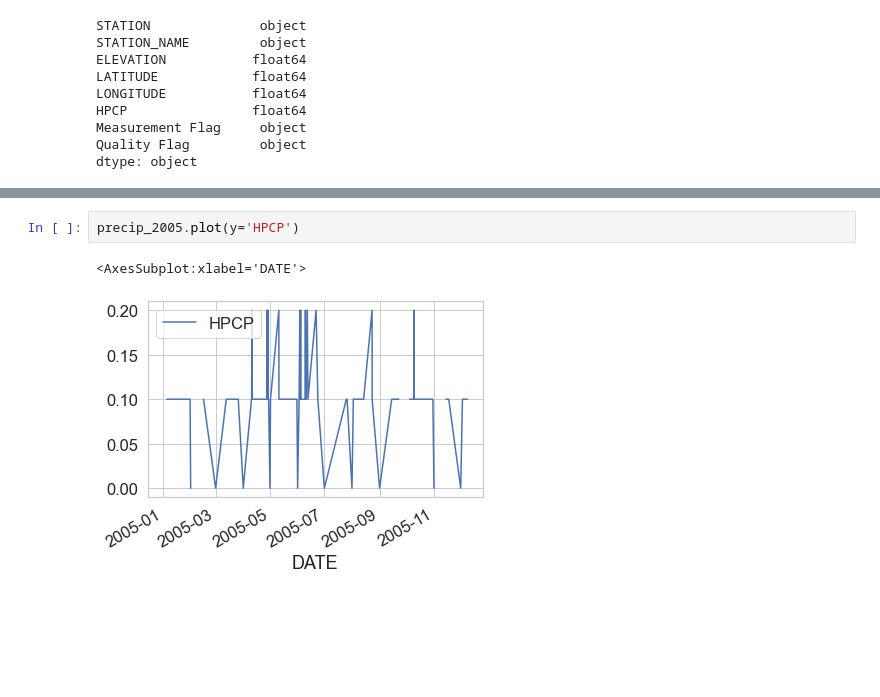
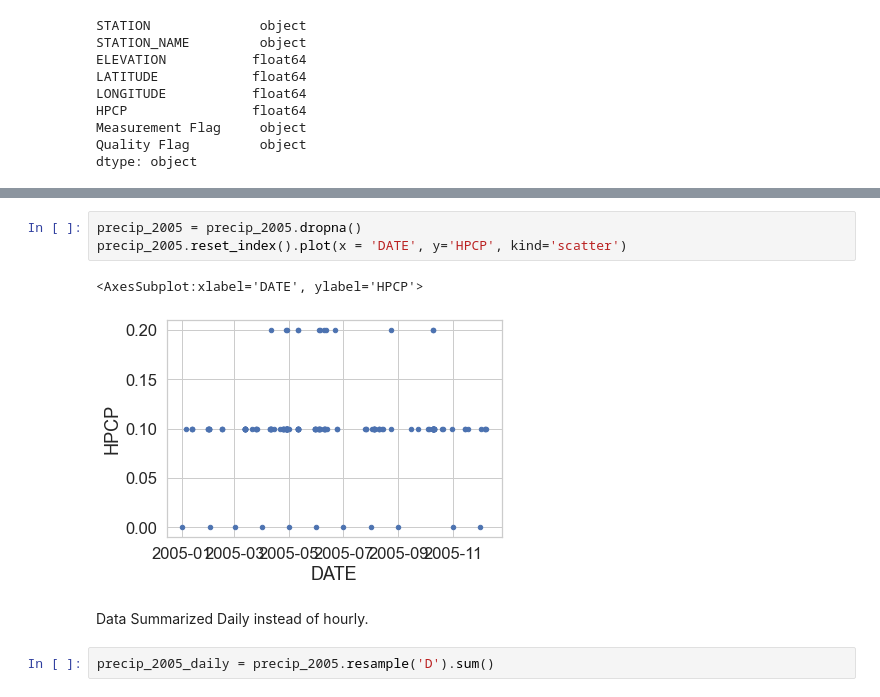
Before and after one commit to WeaselE/DataScience, a Jupyter notebook: Earth Data Science Course/TimeSeriesData.ipynb, the cells around one changed output, grey strips where cells are left out. Cells and saved outputs as stored; diff of their text form; blank space fills up the shorter version.

```diff
--- a/Earth Data Science Course/TimeSeriesData.ipynb
+++ b/Earth Data Science Course/TimeSeriesData.ipynb
@@ -68,7 +68,12 @@ precip_2005.head()
 | 2005-01-05 08:00:00 | COOP:050843 | BOULDER 2 CO US | 1650.5 | 40.03389 | -105.28111 | 0.1 |  |  |
 | 2005-01-12 04:00:00 | COOP:050843 | BOULDER 2 CO US | 1650.5 | 40.03389 | -105.28111 | 0.1 |  |  |
 # %%
-precip_2005.plot(y='HPCP')
+precip_2005 = precip_2005.dropna()
+precip_2005.reset_index().plot(x = 'DATE', y='HPCP', kind='scatter')
 # %% [output]
-<AxesSubplot:xlabel='DATE'>
+<AxesSubplot:xlabel='DATE', ylabel='HPCP'>
-[figure, old version]
+[figure, new version]
+# %% [markdown]
+Data Summarized Daily instead of hourly.
+# %%
+precip_2005_daily = precip_2005.resample('D').sum()
```
Also changed, not shown: parts of 1 cell of this notebook, 3 other files.
